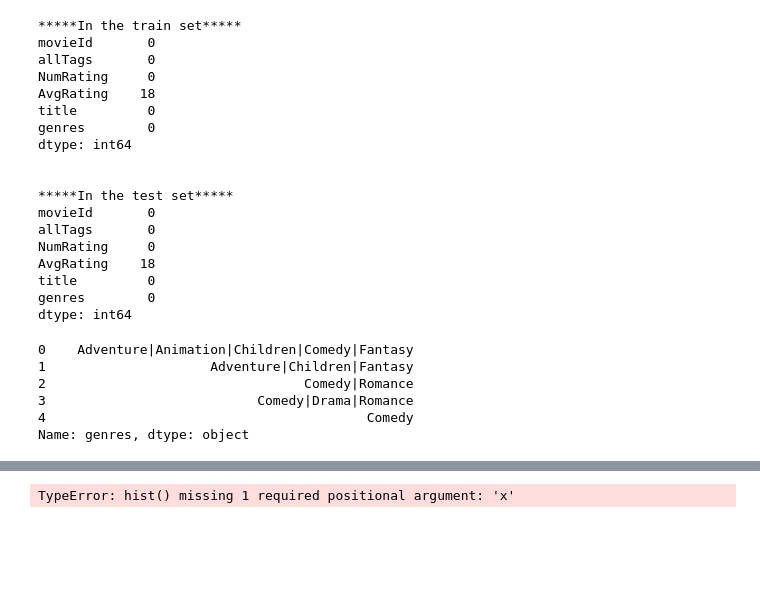
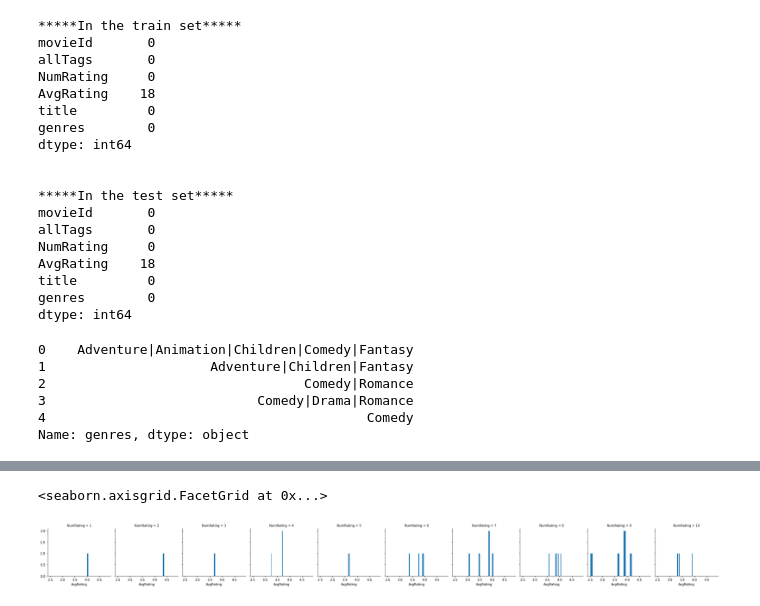
Before and after one commit to EricESeitz/EECS731_Proj3, a Jupyter notebook: notebooks/Project3_notebook.ipynb, the cells around one changed output, grey strips where cells are left out. Saved outputs shown, nothing was run; the diff lists cells and outputs as text; code cells hidden in the pictures; blank space fills up the shorter version.

```diff
--- a/notebooks/Project3_notebook.ipynb
+++ b/notebooks/Project3_notebook.ipynb
@@ -353,8 +353,9 @@ funOnly
 | 9681 | 183611 | Comedy|funny|Rachel McAdams | 1 | 4.000000 | Game Night (2018) | Action|Comedy|Crime|Horror |
 # %%
 #Quick plotting. Let's do movies with a tag of 'fun'. x axis = rating, y axis number of reviews
-g = sns.FacetGrid(funOnly, col='NumRating', row='AvgRating')
-g.map(plt.hist, bins=20)
-g.add_legend();
+g = sns.FacetGrid(funOnly, col='NumRating')
+g.map(plt.hist,'AvgRating', bins=20)
+g.add_legend()
 # %% [output]
-TypeError: hist() missing 1 required positional argument: 'x'
+<seaborn.axisgrid.FacetGrid at 0x...>
+[figure, added]
```
Also changed, not shown: parts of 11 cells of this notebook, 1 other file.
